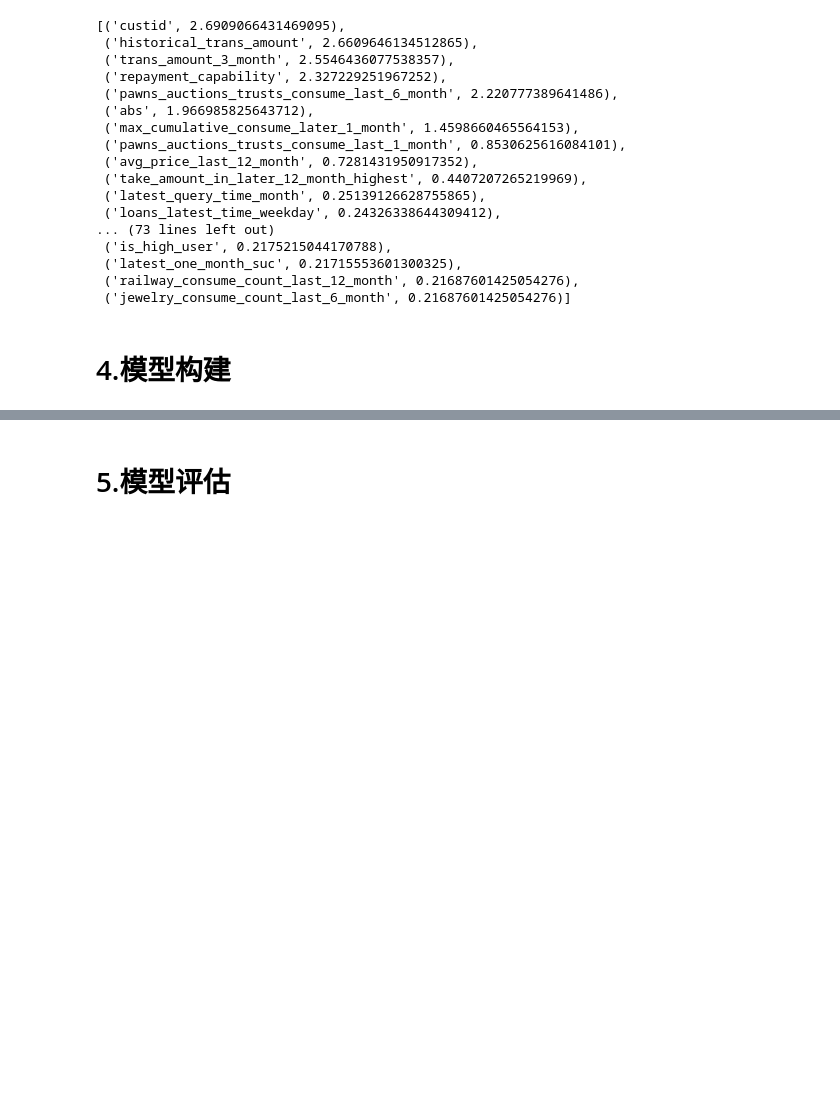
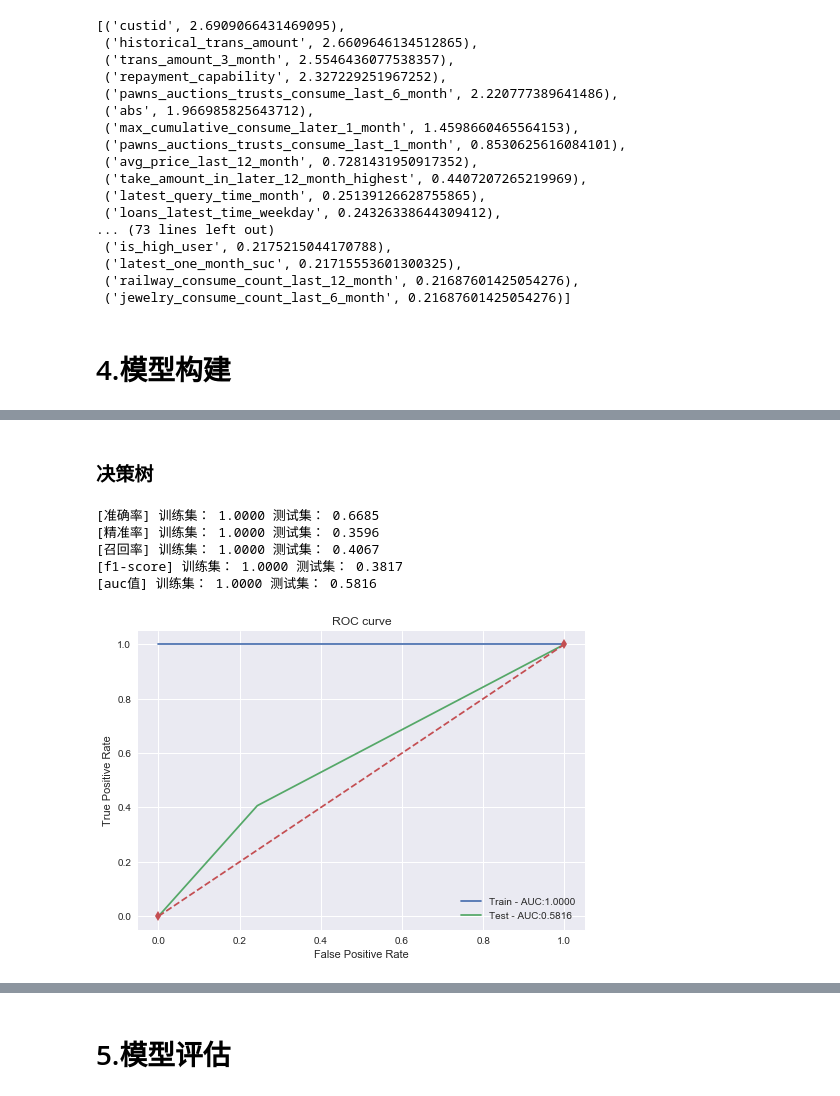
Before and after one commit to KuiyuanZhang/Marchine_Learning_Train, a Jupyter notebook: code/Code.ipynb, the cells around one changed output, grey strips where cells are left out. Drawn from its saved outputs; the diff is of its cells as text; code cells hidden in the pictures; blank space fills up the shorter version.

```diff
--- a/code/Code.ipynb
+++ b/code/Code.ipynb
@@ -564,0 +679,15 @@ iv
+# %% [markdown]
+### 决策树
+# %%
+from sklearn.tree import DecisionTreeClassifier
+
+dt = DecisionTreeClassifier()
+dt.fit(X_train_std,y_train)
+model_metrics(dt, X_train_std, X_test_std, y_train, y_test)
+# %% [output]
+[准确率] 训练集： 1.0000 测试集： 0.6685
+[精准率] 训练集： 1.0000 测试集： 0.3596
+[召回率] 训练集： 1.0000 测试集： 0.4067
+[f1-score] 训练集： 1.0000 测试集： 0.3817
+[auc值] 训练集： 1.0000 测试集： 0.5816
+[figure, added]
```
Also changed, not shown: parts of 14 cells of this notebook.
